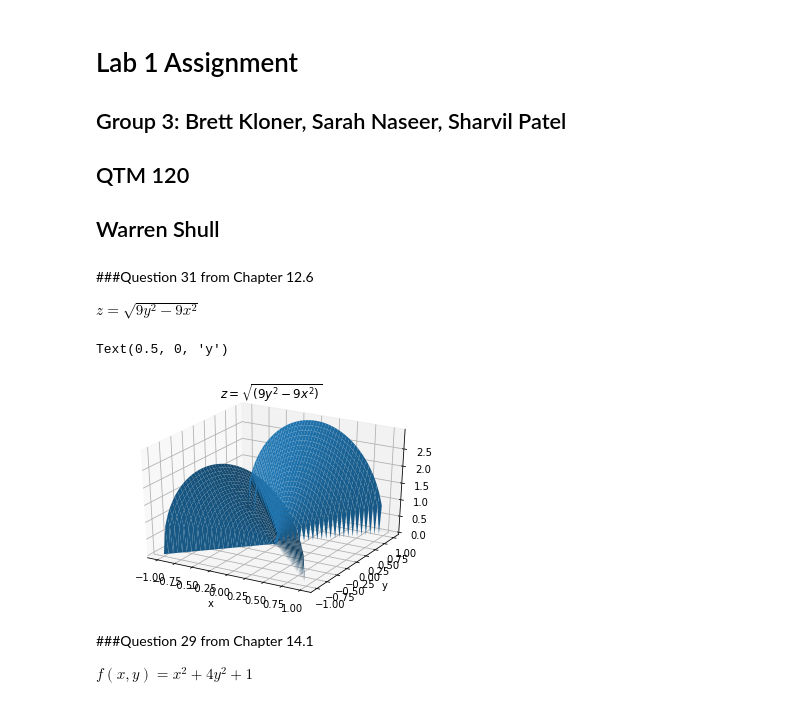
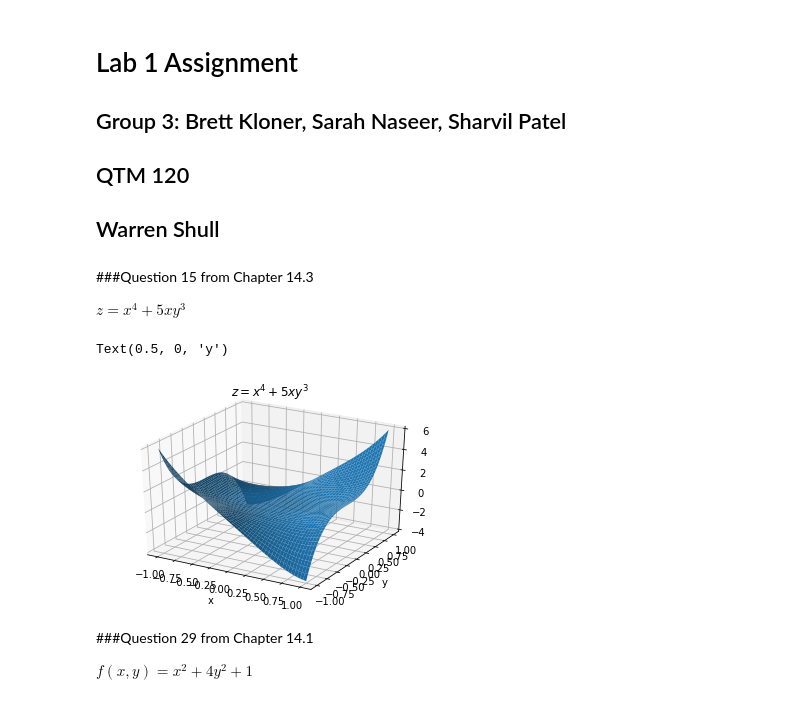
Before and after one commit to sharvil09/QTM120, a Jupyter notebook: Lab1 Group3.ipynb, the cells around one changed output. Cells and saved outputs as stored; diff of their text form; code cells hidden in the pictures.

```diff
--- a/Lab1 Group3.ipynb
+++ b/Lab1 Group3.ipynb
@@ -9,28 +9,25 @@
 from mpl_toolkits import mplot3d
 import matplotlib.pyplot as plt
 import numpy as np
-# %% [markdown]
-###Question 31 from Chapter 12.6
-
-$z=\sqrt{9y^2-9x^2}$
+# %% [markdown]
+###Question 15 from Chapter 14.3
+
+$z=x^4+5xy^3$
 # %%
-def f(x, y):
-  return np.sqrt((9*Y**2 - 9*X**2))
-
 x = np.linspace(-1, 1)
 y = np.linspace(-1, 1)
 
 X, Y = np.meshgrid(x, y)
-Z = np.sqrt((9*Y**2 - 9*X**2))
+Z = (X**4)+(5*X*(Y**3))
 
 ax = plt.axes(projection='3d')
 ax.plot_surface(X, Y, Z)
-ax.set_title('$z = \sqrt{(9y^2 - 9x^2)}$')
+ax.set_title('$z=x^4+5xy^3$')
 ax.set_xlabel('x')
 ax.set_ylabel('y')
 # %% [output]
 Text(0.5, 0, 'y')
-[figure, old version]
+[figure, new version]
 # %% [markdown]
 ###Question 29 from Chapter 14.1
 
```
